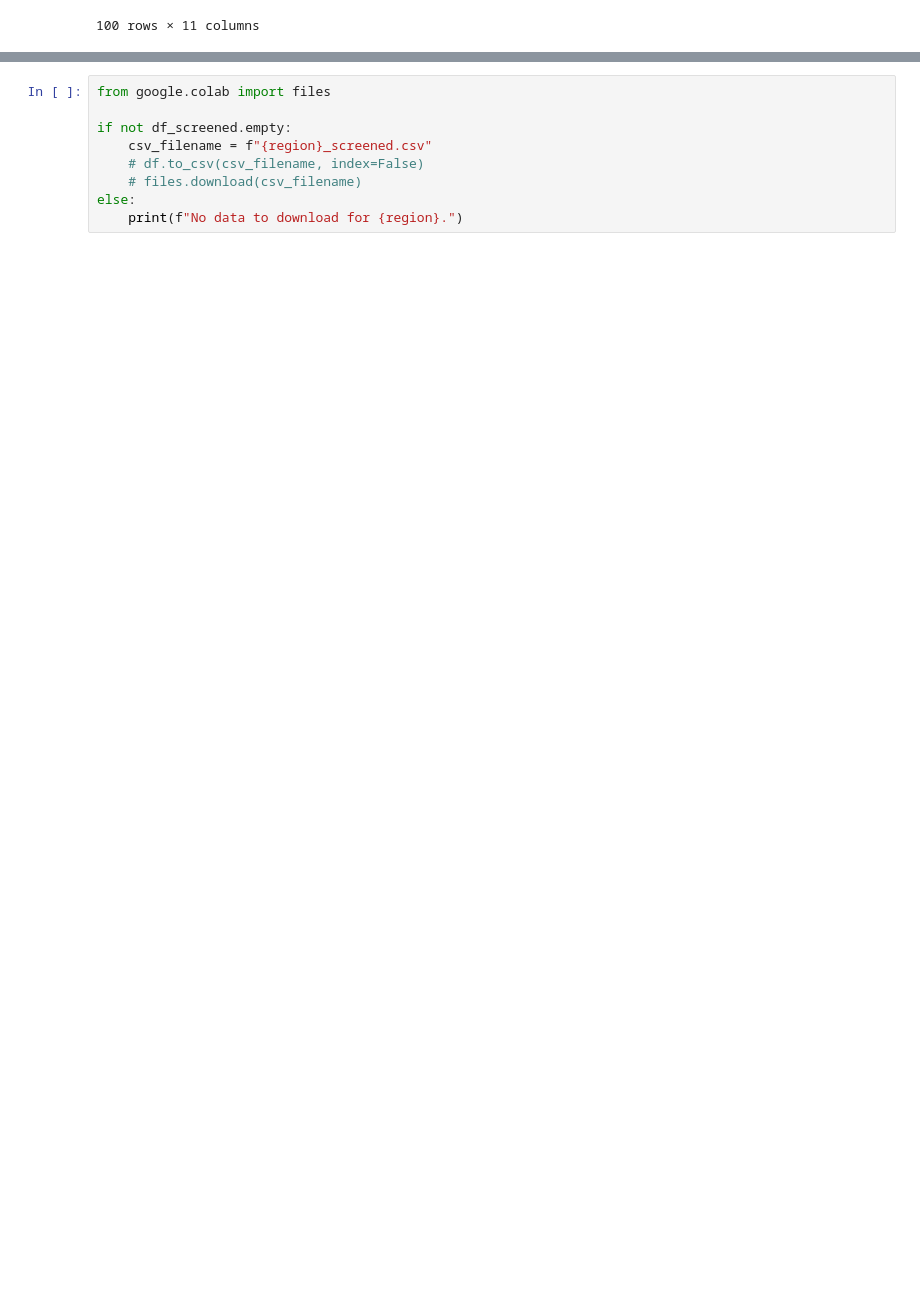
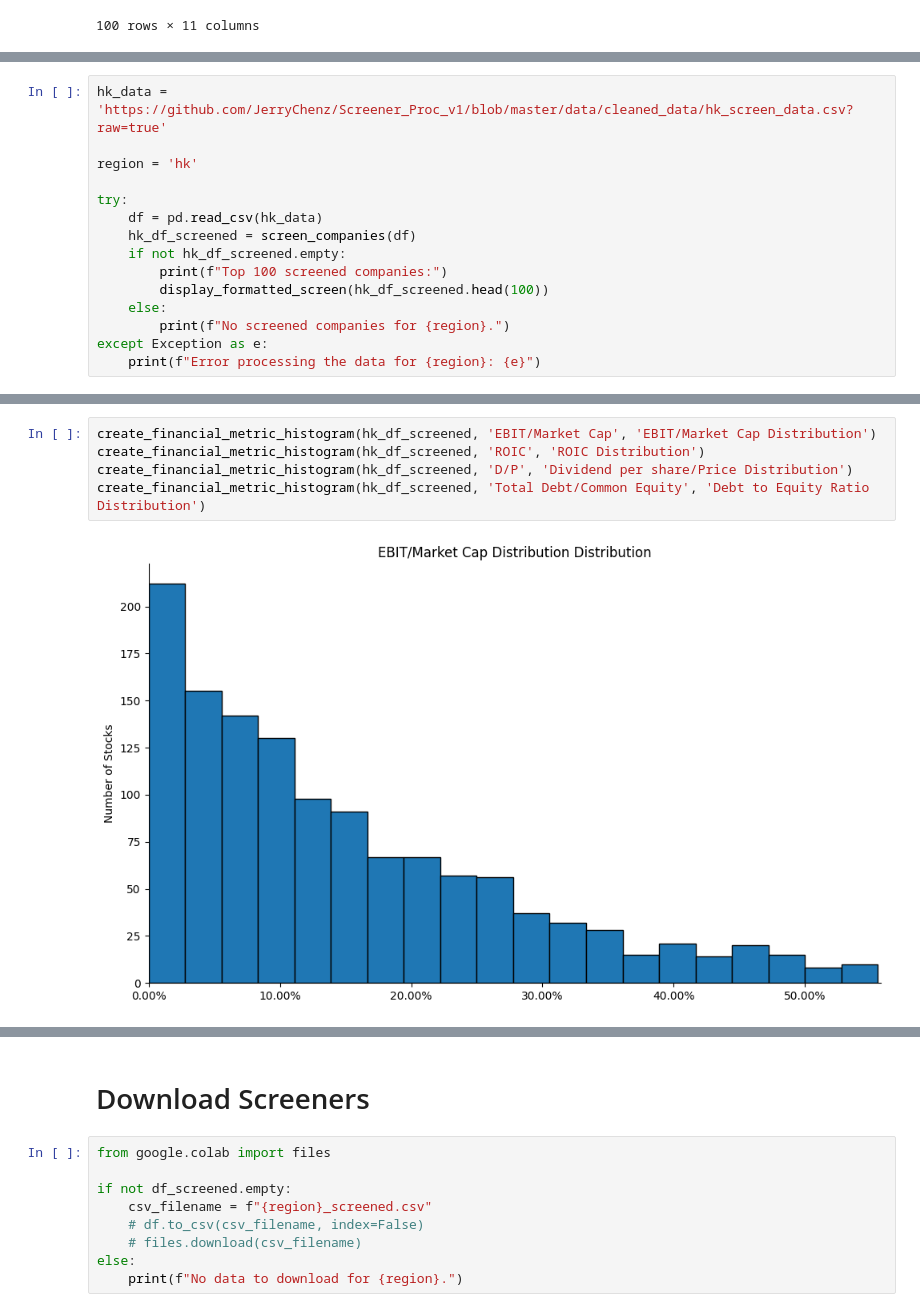
Before and after one commit to JerryChenz/Screener_Proc, a Jupyter notebook: Screener.ipynb, the cells around one changed output, grey strips where cells are left out. Drawn from its saved outputs; the diff is of its cells as text; blank space fills up the shorter version.

```diff
--- a/Screener.ipynb
+++ b/Screener.ipynb
@@ -195,0 +202,15 @@ create_financial_metric_histogram(df_screened, 'Total Debt/Common Equity', 'Debt
+# %%
+hk_data = 'https://github.com/JerryChenz/Screener_Proc_v1/blob/master/data/cleaned_data/hk_screen_data.csv?raw=true'
+
+region = 'hk'
+
+try:
+    df = pd.read_csv(hk_data)
+    hk_df_screened = screen_companies(df)
+    if not hk_df_screened.empty:
+        print(f"Top 100 screened companies:")
+        display_formatted_screen(hk_df_screened.head(100))
+    else:
+        print(f"No screened companies for {region}.")
+except Exception as e:
+    print(f"Error processing the data for {region}: {e}")
@@ -195,0 +232,7 @@ create_financial_metric_histogram(df_screened, 'Total Debt/Common Equity', 'Debt
+# %%
+create_financial_metric_histogram(hk_df_screened, 'EBIT/Market Cap', 'EBIT/Market Cap Distribution')
+create_financial_metric_histogram(hk_df_screened, 'ROIC', 'ROIC Distribution')
+create_financial_metric_histogram(hk_df_screened, 'D/P', 'Dividend per share/Price Distribution')
+create_financial_metric_histogram(hk_df_screened, 'Total Debt/Common Equity', 'Debt to Equity Ratio Distribution')
+# %% [output]
+[figure, added]
@@ -196,3 +242,5 @@ create_financial_metric_histogram(df_screened, 'Total Debt/Common Equity', 'Debt
+# %% [markdown]
+# Download Screeners
 # %%
 from google.colab import files
 
```
Also changed, not shown: parts of 10 cells of this notebook.
